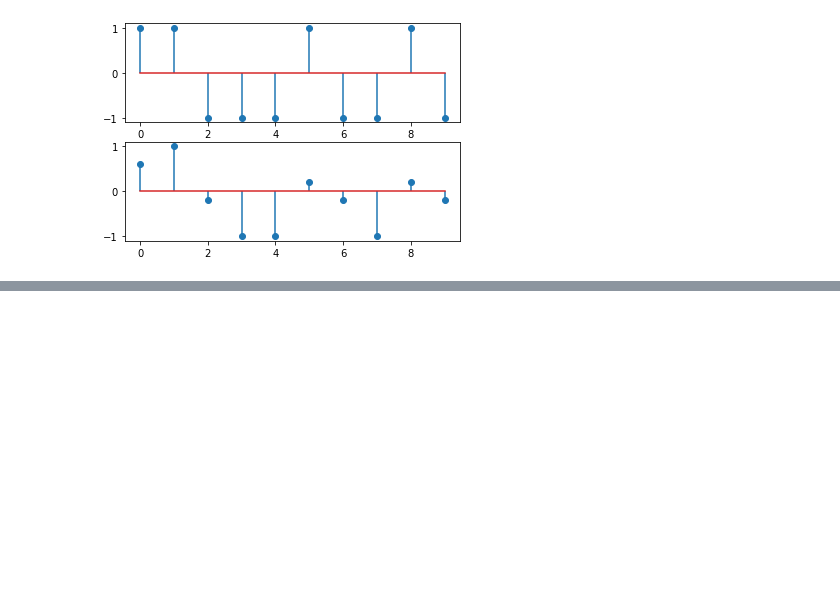
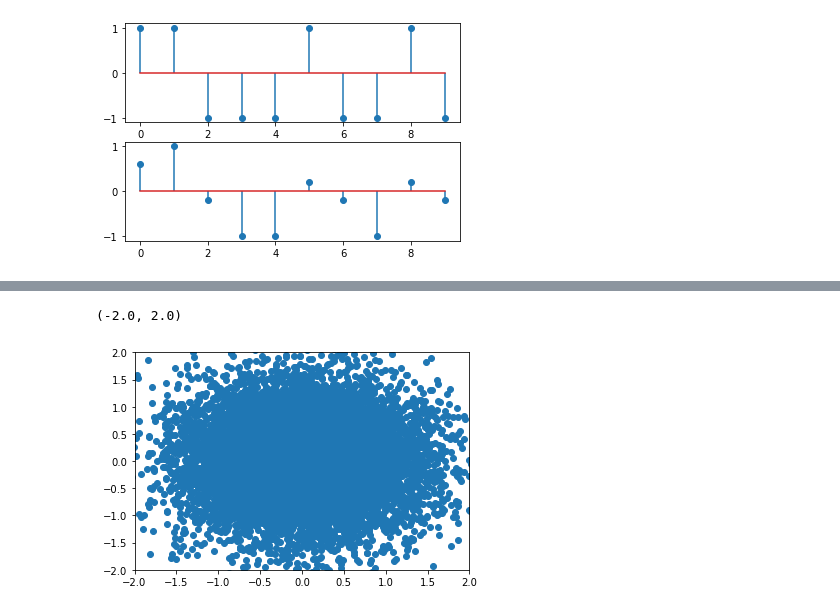
Before and after one commit to IISL-HYU/comm, a Jupyter notebook: practice.ipynb, the cells around one changed output, grey strips where cells are left out. Cells and saved outputs as stored; diff of their text form; code cells hidden in the pictures; blank space fills up the shorter version.

```diff
--- a/practice.ipynb
+++ b/practice.ipynb
@@ -214,0 +243,12 @@ y = chanOut + 10 ** (-SNR)
+# %%
+def channel(symbols: np.array, snr, ntx=1, nrx=1):
+    """Rayleigh Fading channel"""
+    slen = len(symbols[0])
+    n = 1/np.sqrt(2) * (np.random.randn(nrx, slen) + 1j * np.random.randn(nrx, slen))
+    h = 1/np.sqrt(2) * (np.random.randn(nrx, slen) + 1j * np.random.randn(nrx, slen))
+
+    # symbols with different channels (due to diversity)
+    sym_diverse = np.kron(np.ones(shape=(nrx, 1)), symbols)
+    r = h * sym_diverse + 10 ** (-snr/20) * n
+
+    return r
@@ -214,0 +293,7 @@ y = chanOut + 10 ** (-SNR)
+# %%
+# y = y / h
+plt.scatter(np.real(y), np.imag(y))
+plt.xlim([-2, 2]); plt.ylim([-2, 2])
+# %% [output]
+(-2.0, 2.0)
+[figure, added]
```
Also changed, not shown: parts of 8 cells of this notebook, 2 other files.
